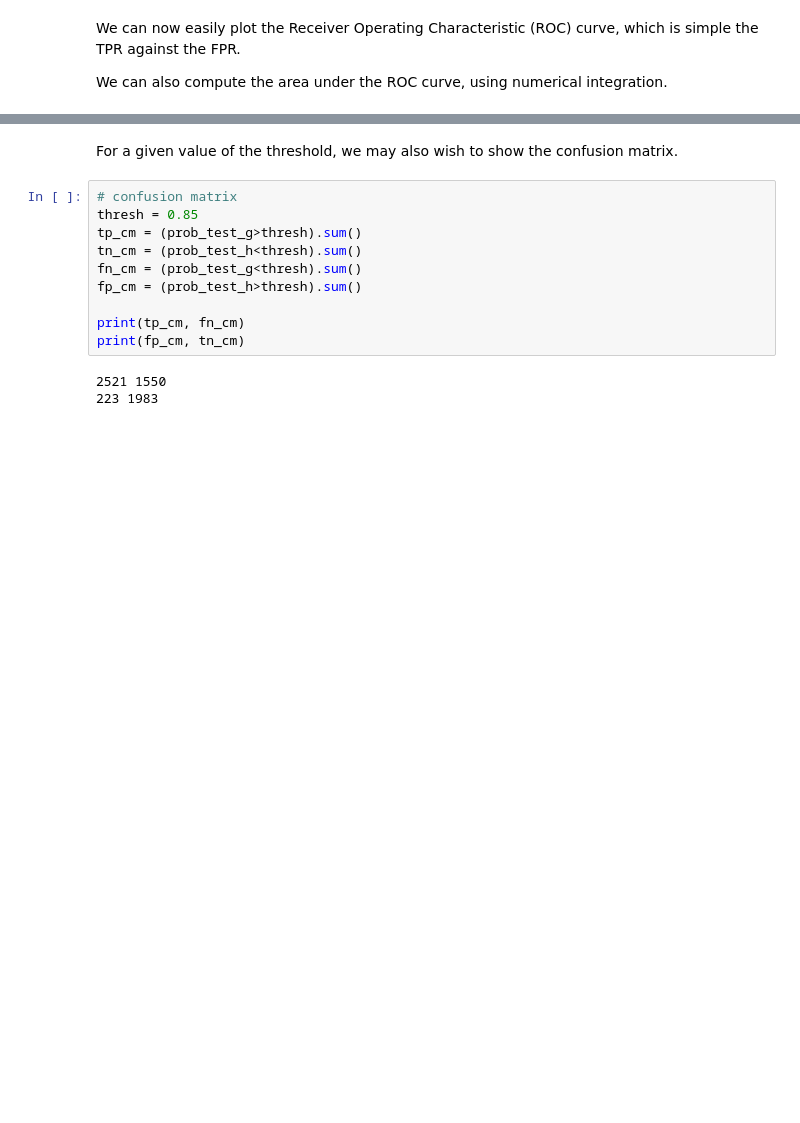
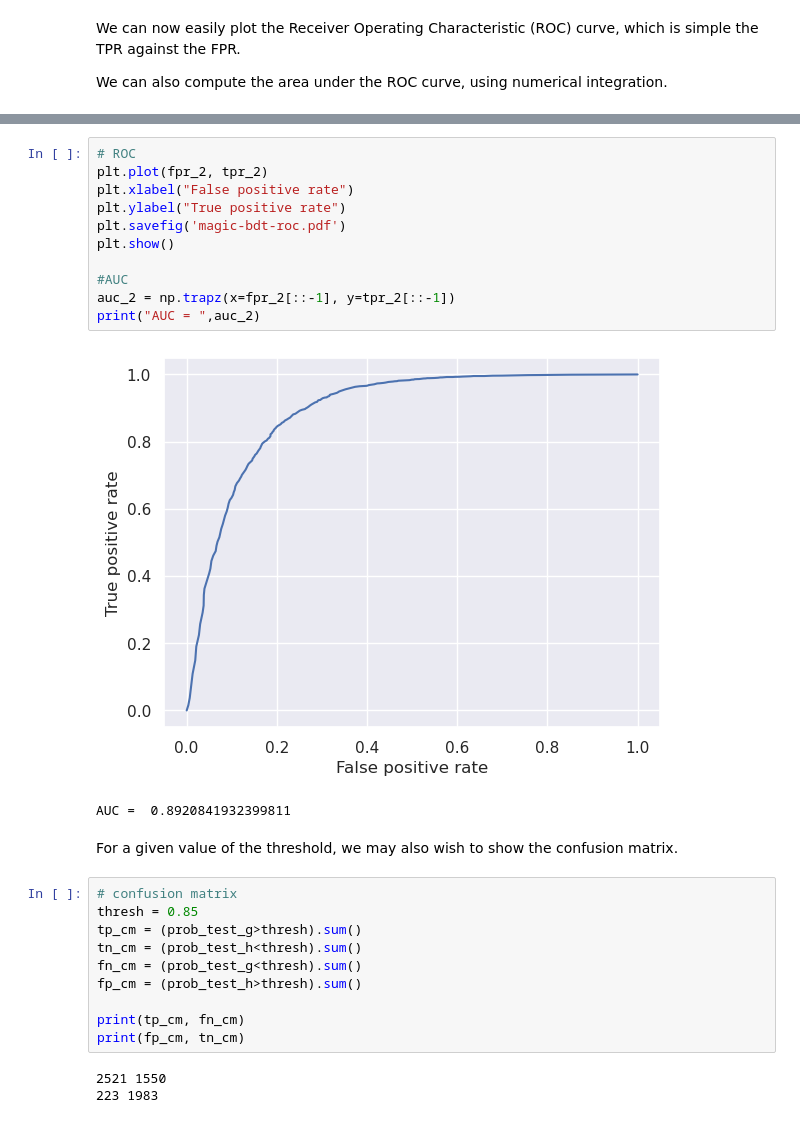
Before and after one commit to bristol-dune/atmospherics-tools, a Jupyter notebook: BDT/Week8-Example-BDT.ipynb, the cells around one changed output, grey strips where cells are left out. Cells and saved outputs as stored; diff of their text form; blank space fills up the shorter version.

```diff
--- a/BDT/Week8-Example-BDT.ipynb
+++ b/BDT/Week8-Example-BDT.ipynb
@@ -231,4 +295,18 @@ print("AUC = ",auc)
 AUC =  0.8882774986955253
+# %%
+# ROC
+plt.plot(fpr_2, tpr_2)
+plt.xlabel("False positive rate")
+plt.ylabel("True positive rate")
+plt.savefig('magic-bdt-roc.pdf')
+plt.show()
+
+#AUC
+auc_2 = np.trapz(x=fpr_2[::-1], y=tpr_2[::-1])
+print("AUC = ",auc_2)
+# %% [output]
+[figure, added]
+AUC =  0.8920841932399811
 # %% [markdown]
 For a given value of the threshold, we may also wish to show the confusion matrix.
 # %%
```
Also changed, not shown: parts of 13 cells of this notebook, 30 other files.
